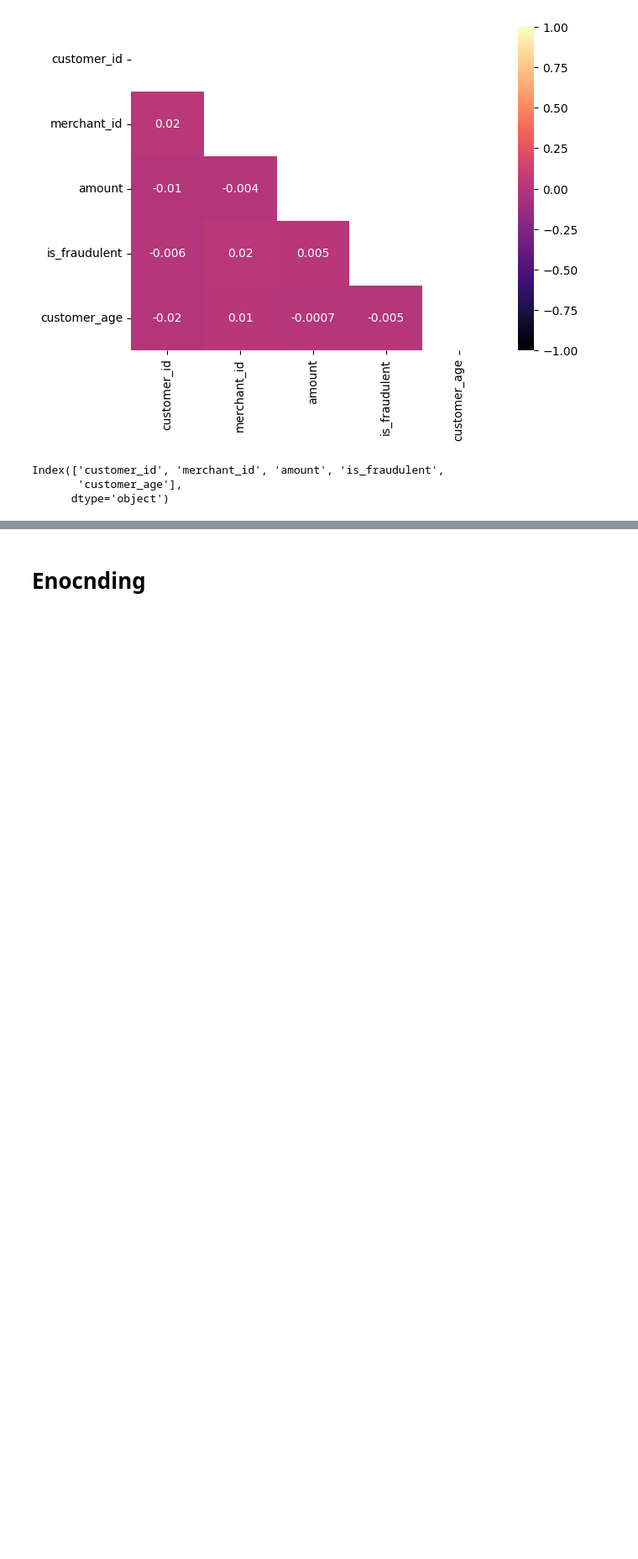
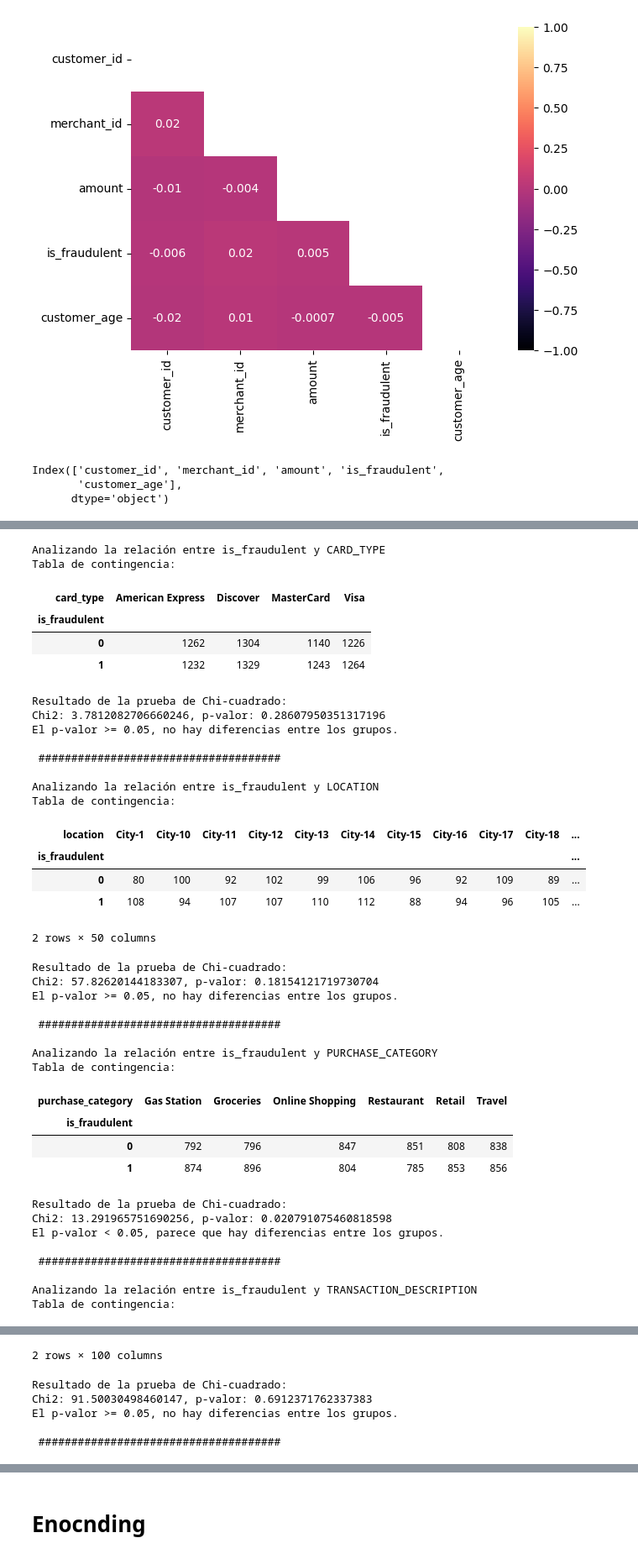
Before and after one commit to adrims10/modulo8-leccion08-preprocesamiento-logistica, a Jupyter notebook: modulo8-leccion08-preprocesamiento-logistica.ipynb, the cells around one changed output, grey strips where cells are left out. Shown at 84% size. Saved outputs shown, nothing was run; the diff lists cells and outputs as text; code cells hidden in the pictures; blank space fills up the shorter version.

```diff
--- a/modulo8-leccion08-preprocesamiento-logistica.ipynb
+++ b/modulo8-leccion08-preprocesamiento-logistica.ipynb
@@ -221,21 +220,57 @@ lista_col_categ
 # %%
-# # antes de nada debemos convertir la variable respuesta en numérica, por lo que asignaremos Yes con 1, y No con 0
-# mapa_purchase = {"Yes": 1, "No": 0}
-# df["is_fraudulent"] = df["is_fraudulent"].map(mapa_purchase)
+# sacamos la lista de columnas categóricas
+lista_col_categ = df.select_dtypes(include = ["O", "category"])
 
-# # sacamos la lista de columnas categóricas
-# lista_col_categ = df.select_dtypes(include = ["O", "category"])
+for columna in lista_col_categ:
 
-# for columna in lista_col_categ:
+    print(f"Analizando la relación entre is_fraudulent y {columna.upper()}")
+    # Inicializar la clase
+    analisis_chi2 = se.AnalisisChiCuadrado(df, variable_predictora = columna, variable_respuesta = 'is_fraudulent')
 
-#     print(f"Analizando la relación entre is_fraudulent y {columna.upper()}")
-#     # Inicializar la clase
-#     analisis_chi2 = sc.AnalisisChiCuadrado(df, variable_predictora = columna, variable_respuesta = 'is_fraudulent')
+    # Generar la tabla de contingencia
+    tabla_contingencia = analisis_chi2.generar_tabla_contingencia()
 
-#     # Generar la tabla de contingencia
-#     tabla_contingencia = analisis_chi2.generar_tabla_contingencia()
+    # Realizar la prueba de Chi-cuadrado
+    resultado_chi2 = analisis_chi2.realizar_prueba_chi_cuadrado()
 
-#     # Realizar la prueba de Chi-cuadrado
-#     resultado_chi2 = analisis_chi2.realizar_prueba_chi_cuadrado()
-
-#     print("\n ##################################### \n")
+    print("\n ##################################### \n")
+# %% [output]
+Analizando la relación entre is_fraudulent y CARD_TYPE
+Tabla de contingencia:
+| card_type | American Express | Discover | MasterCard | Visa |
+| is_fraudulent |  |  |  |  |
+| 0 | 1262 | 1304 | 1140 | 1226 |
+| 1 | 1232 | 1329 | 1243 | 1264 |
+Resultado de la prueba de Chi-cuadrado:
+Chi2: 3.7812082706660246, p-valor: 0.28607950351317196
+El p-valor >= 0.05, no hay diferencias entre los grupos.
+
+ #####################################
+
+Analizando la relación entre is_fraudulent y LOCATION
+Tabla de contingencia:
+| location | City-1 | City-10 | City-11 | City-12 | City-13 | City-14 | City-15 | City-16 | City-17 | City-18 | ... |
+| is_fraudulent |  |  |  |  |  |  |  |  |  |  | ... |
+| 0 | 80 | 100 | 92 | 102 | 99 | 106 | 96 | 92 | 109 | 89 | ... |
+| 1 | 108 | 94 | 107 | 107 | 110 | 112 | 88 | 94 | 96 | 105 | ... |
+2 rows × 50 columns
+Resultado de la prueba de Chi-cuadrado:
+Chi2: 57.82620144183307, p-valor: 0.18154121719730704
+El p-valor >= 0.05, no hay diferencias entre los grupos.
+
+ #####################################
+
+Analizando la relación entre is_fraudulent y PURCHASE_CATEGORY
+Tabla de contingencia:
+| purchase_category | Gas Station | Groceries | Online Shopping | Restaurant | Retail | Travel |
+| is_fraudulent |  |  |  |  |  |  |
+| 0 | 792 | 796 | 847 | 851 | 808 | 838 |
+| 1 | 874 | 896 | 804 | 785 | 853 | 856 |
+Resultado de la prueba de Chi-cuadrado:
+Chi2: 13.291965751690256, p-valor: 0.020791075460818598
+El p-valor < 0.05, parece que hay diferencias entre los grupos.
+
+ #####################################
+
+Analizando la relación entre is_fraudulent y TRANSACTION_DESCRIPTION
+Tabla de contingencia:
@@ -241,0 +281,6 @@ lista_col_categ
+2 rows × 100 columns
+Resultado de la prueba de Chi-cuadrado:
+Chi2: 91.50030498460147, p-valor: 0.6912371762337383
+El p-valor >= 0.05, no hay diferencias entre los grupos.
+
+ #####################################
```
Also changed, not shown: parts of 22 cells of this notebook, 10 other files.
